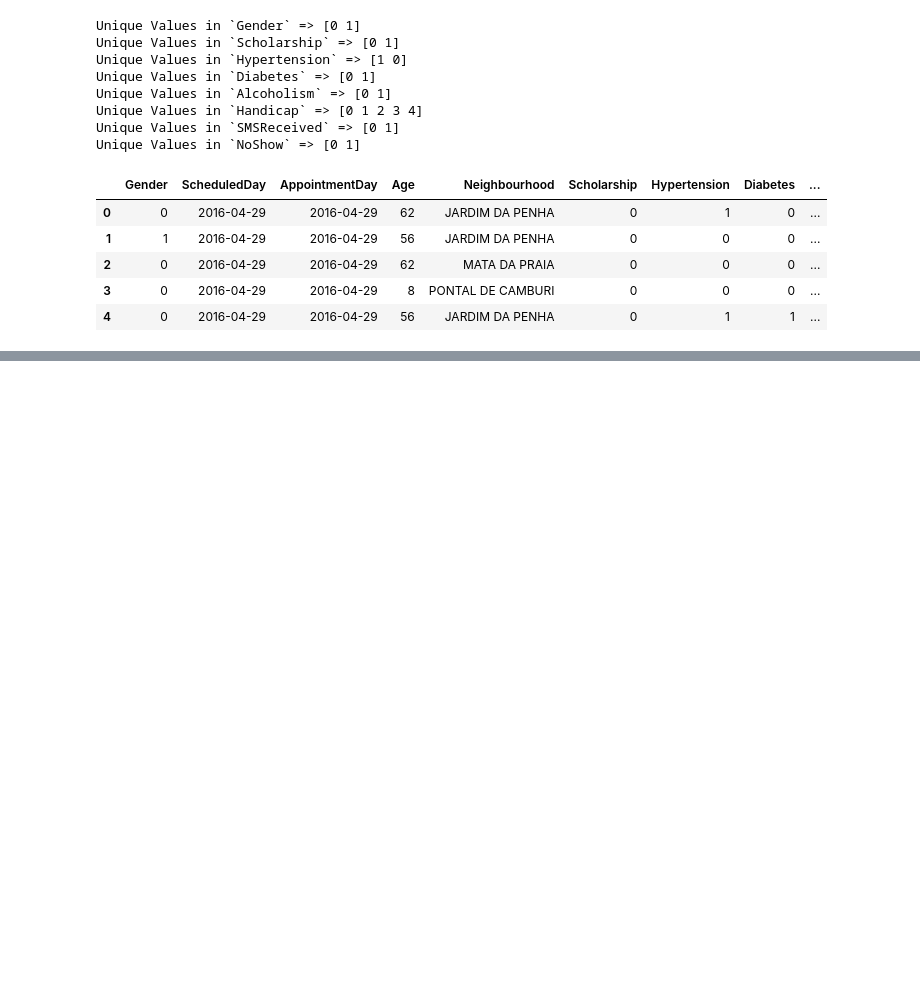
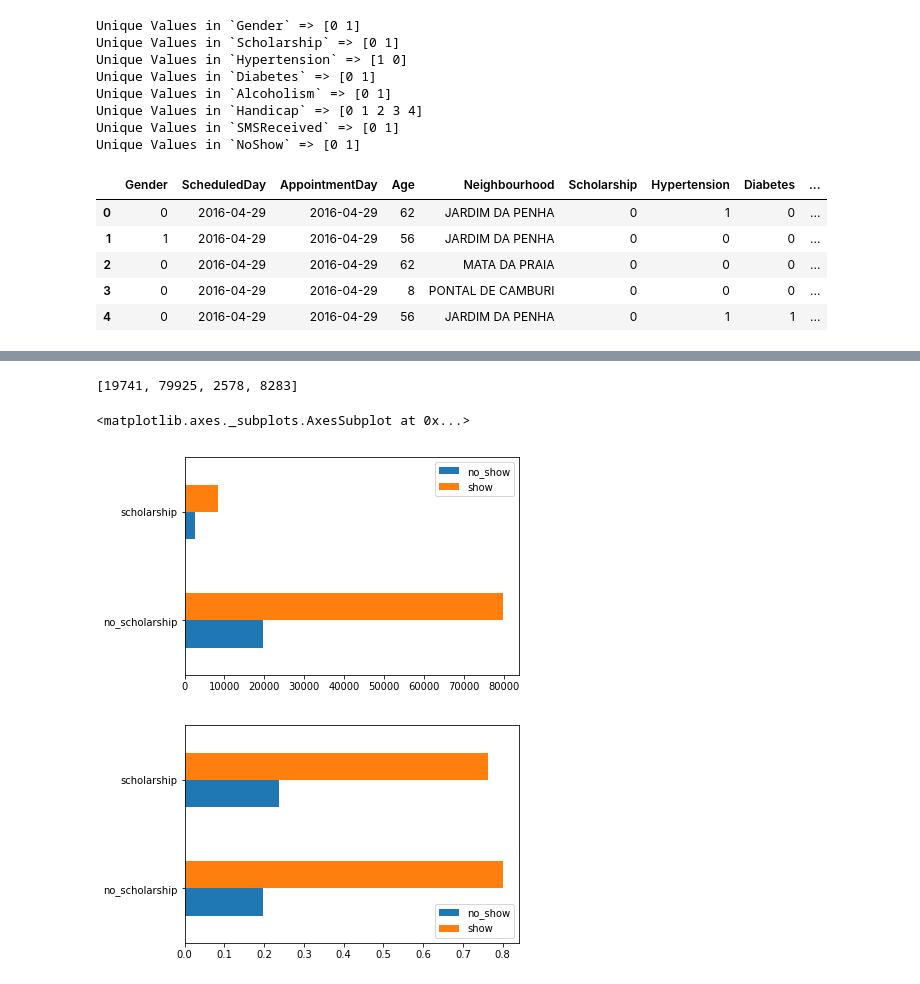
Before and after one commit to silicon-valley-gods-eye/Medical-Appointment-No-Shows, a Jupyter notebook: main.ipynb, the cells around one changed output, grey strips where cells are left out. Drawn from its saved outputs; the diff is of its cells as text; code cells hidden in the pictures; blank space fills up the shorter version.

```diff
--- a/main.ipynb
+++ b/main.ipynb
@@ -124,0 +158,33 @@ hypertension_df.plot(kind='barh')
+# %%
+scholarship = df['Scholarship'].tolist()
+noshow = df['NoShow'].tolist()
+
+scholarship_noshow_list = []
+for i in range(len(df)):
+    scholarship_noshow_list.append((scholarship[i], noshow[i]))
+np.array(scholarship_noshow_list)
+
+no_scholarship_noshow = scholarship_noshow_list.count((0,1))
+no_scholarship_show = scholarship_noshow_list.count((0,0))
+scholarship_noshow = scholarship_noshow_list.count((1,1))
+scholarship_show = scholarship_noshow_list.count((1,0))
+print([no_scholarship_noshow, no_scholarship_show, scholarship_noshow, scholarship_show])
+
+scholarship_df = pd.DataFrame({'no_show':[no_scholarship_noshow, scholarship_noshow], 'show':[no_scholarship_show, scholarship_show]},
+                      index=['no_scholarship', 'scholarship'])
+scholarship_df.plot(kind='barh')
+
+# 비율로 구하기
+no_scholarship_noshow_r = no_scholarship_noshow / (no_scholarship_noshow + no_scholarship_show)
+no_scholarship_show_r = no_scholarship_show / (no_scholarship_noshow + no_scholarship_show)
+scholarship_noshow_r = scholarship_noshow / (scholarship_noshow + scholarship_show)
+scholarship_show_r = scholarship_show / (scholarship_noshow + scholarship_show)
+
+scholarship_df = pd.DataFrame({'no_show':[no_scholarship_noshow_r, scholarship_noshow_r], 'show':[no_scholarship_show_r, scholarship_show_r]},
+                      index=['no_scholarship', 'scholarship'])
+scholarship_df.plot(kind='barh')
+# %% [output]
+[19741, 79925, 2578, 8283]
+<matplotlib.axes._subplots.AxesSubplot at 0x...>
+[figure, added]
+[figure, added]
```
Also changed, not shown: parts of 4 cells of this notebook.
